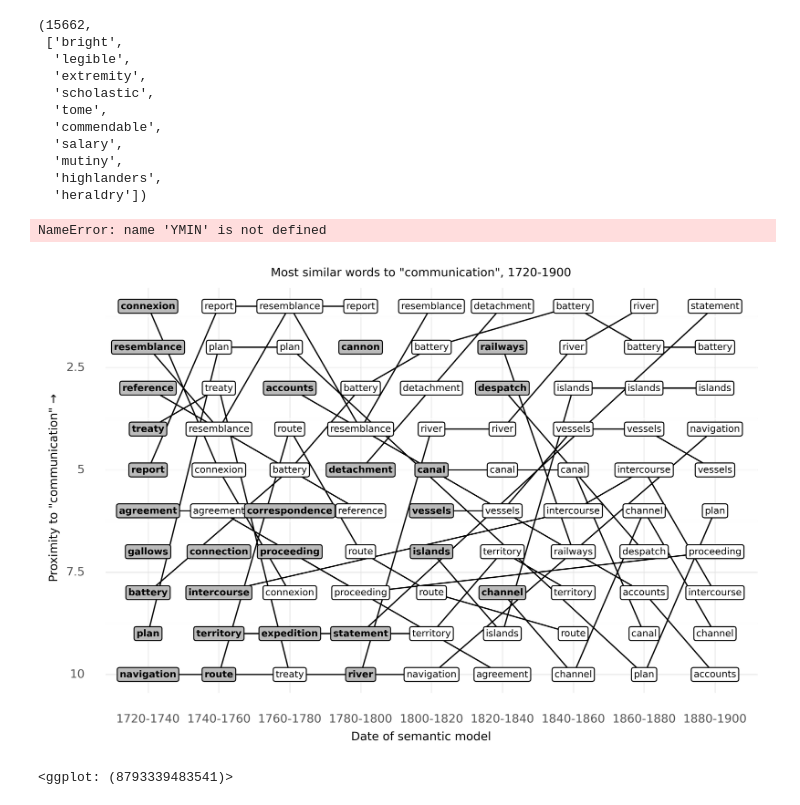
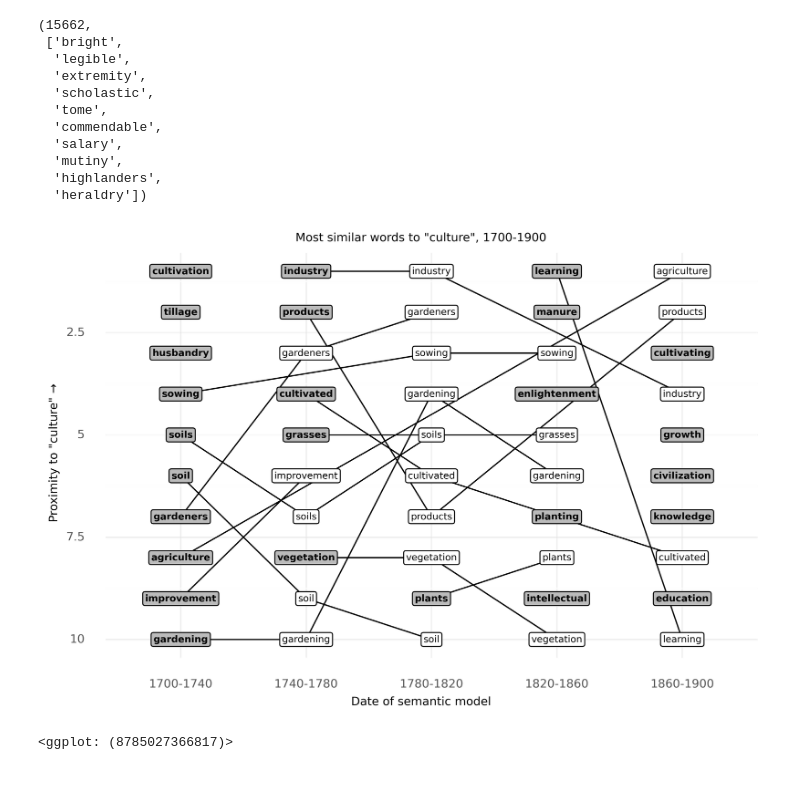
Before and after one commit to quadrismegistus/koselleck, a Jupyter notebook: koselleck/neighbs.ipynb, the cells around one changed output. Drawn from its saved outputs; the diff is of its cells as text; code cells hidden in the pictures.

```diff
--- a/koselleck/neighbs.ipynb
+++ b/koselleck/neighbs.ipynb
@@ -8,7 +12,7 @@ def do_nbr_word(dfgrp,max_rank=NBR_MAX_RANK,num_proc=1,progress=True):
     o=[]
     for (word,period,run),wprdf in dfgrp.groupby(['word_','period_','run_']):
         row=wprdf.iloc[0].dropna().sort_values()
-        to_drop={word} | (set(row.index) - words_with_data)
+        to_drop=(set(row.index) - (words_with_data|{word}))
         row=row.drop(to_drop)
         o+=[
             {
@@ -21,6 +25,7 @@ def do_nbr_word(dfgrp,max_rank=NBR_MAX_RANK,num_proc=1,progress=True):
             } for i,(nb,val) in enumerate(row.items())
             if i<max_rank
         ]
+    if not len(o): return pd.DataFrame()
     dfprd=pd.DataFrame(o)
     gby=['word','period','neighbor']
     dfprdg=dfprd.groupby(gby)
@@ -37,13 +42,14 @@ def do_nbr_word(dfgrp,max_rank=NBR_MAX_RANK,num_proc=1,progress=True):
     odf=odf.drop('score',1).sort_values('rank')
 #     odf=odf.rename({'run':'num_runs'},axis=1)
     if max_rank: odf=odf[odf['rank']<=max_rank]
-    return odf.reset_index().drop(['word','period'],axis=1)
+    odf=odf.reset_index().drop(['word','period'],axis=1)
+    return odf
 
 def nbr_word(word,period_or_periods=None,run_or_runs=None,num_runs=10,num_proc=1,progress=True,
              max_rank=NBR_MAX_RANK,cache=True,cache_only=False,force=False,pmap_use_cache=False,
-             only_valid_words=False):
+             only_valid_words=False,ymin=YMIN,ymax=YMAX,ybin=YEARBIN):
     if progress: print(f'Running nbr_word({word})')
-    qstr=f'{word},max_rank={max_rank},ymin={YMIN},ymax={YMAX},ybin={YEARBIN}'
+    qstr=f'{word},max_rank={max_rank},ymin={ymin},ymax={ymax},ybin={ybin}'
     if cache and not force:
         with get_veclib('nbr') as vl:
             if qstr in vl:
@@ -55,7 +61,7 @@ def nbr_word(word,period_or_periods=None,run_or_runs=None,num_runs=10,num_proc=1
                         dfnbr=dfnbr.loc[:,:,valid_words]
                     return dfnbr if not cache_only else pd.DataFrame()
 
-    dfc = cdist_word(word,period_or_periods,num_proc=num_proc,progress=progress)
+    dfc = cdist_word(word,period_or_periods,num_proc=num_proc,progress=progress,ymin=ymin,ymax=ymax,ybin=ybin)
     if not len(dfc): return pd.DataFrame()
     odf=pmap_groups(
         do_nbr_word,
@@ -75,5 +81,7 @@ def nbr_word(word,period_or_periods=None,run_or_runs=None,num_runs=10,num_proc=1
         valid_words=set(get_valid_words()) & set(odf.index.get_level_values('neighbor'))
         odf=odf.loc[:,:,valid_words]
     if progress: print(f'Finished running nbr_word({word})')
-    return odf if not cache_only else pd.DataFrame()
+    odf=odf if not cache_only else pd.DataFrame()
+    for c in ['count','rank']: odf[c]=odf[c].apply(int)
+    return odf
 # %%
@@ -286,24 +308,23 @@ def plot_nbrs(
         height=5,
         save=False,
         showdata=False,
-        year_min=YMIN,
-        year_max=YMAX,
-        ybin=20,
+        ymin=YMIN,
+        ymax=YMAX,
+        ybin=YEARBIN,
         num_proc=2,
         progress=False,
-        returndata=True):
+        returndata=False):
     w=word
-    dfres=nbr(w,num_proc=num_proc,progress=progress,only_valid_words=True)
+    dfres=nbr_word(w,num_proc=num_proc,progress=progress,only_valid_words=True,
+                  ymin=ymin,ymax=ymax,ybin=ybin)
 
 #     if w in set(dfres.index):
     if len(dfres):
         wdf=dfres.loc[w].reset_index()
-        wdf=wdf.query(f'period>="{year_min}"')
-        wdf=wdf.query(f'period<"{year_max}"')
-
-        wdf['period_orig']=wdf['period']
-        wdf['period']=[periodize(int(y.split('-')[0]),ybin) for y in wdf.period_orig]
-
+#         wdf=wdf.query(f'period>="{ymin}"')
+#         wdf=wdf.query(f'period<"{ymax}"')
+#         wdf['period_orig']=wdf['period']
+#         wdf['period']=[periodize(int(y.split('-')[0]),ybin) for y in wdf.period_orig]
         wdf = wdf.groupby(['period','neighbor']).agg(dict(count=sum, cdist=np.mean, rank=np.median))
         wdf['score']=[(c - (cd/10)) for c,cd in zip(wdf['count'], wdf['cdist'])]
         wdf['rank_avg']=wdf['rank']
@@ -350,7 +371,7 @@ def plot_nbrs(
         fig+=p9.scale_fill_gradient(low='white',high='#999999')
 #         fig+=p9.scale_color_gradient(low='white',high='#999999')
         fig+=p9.labs(
-            title=f'Most similar words to "{w}", {year_min}-{year_max}',
+            title=f'Most similar words to "{w}", {ymin}-{ymax}',
             x='Date of semantic model',
             y=f'Proximity to "{w}" →',
             fill='Concreteness'
@@ -368,10 +389,8 @@ def plot_nbrs(
 
 # res=interact_manual(plot_nbrs)
 # # res()
-# %% [output]
-NameError: name 'YMIN' is not defined
 # %%
-plot_nbrs('communication',showdata=False,min_periods=1,max_rank=10)
+plot_nbrs('culture',showdata=False,min_periods=1,max_rank=10)
 # %% [output]
-[figure, old version]
+[figure, new version]
-<ggplot: (8793339483541)>
+<ggplot: (8785027366817)>
```
Also changed, not shown: parts of 3 cells of this notebook, 8 other files.
